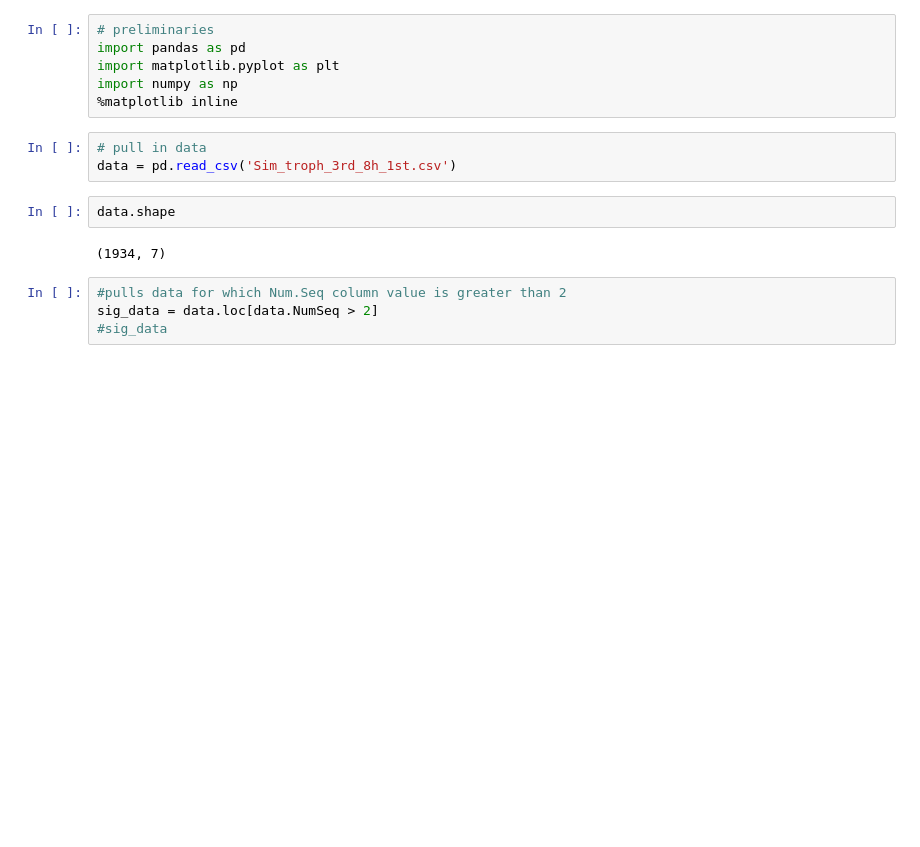
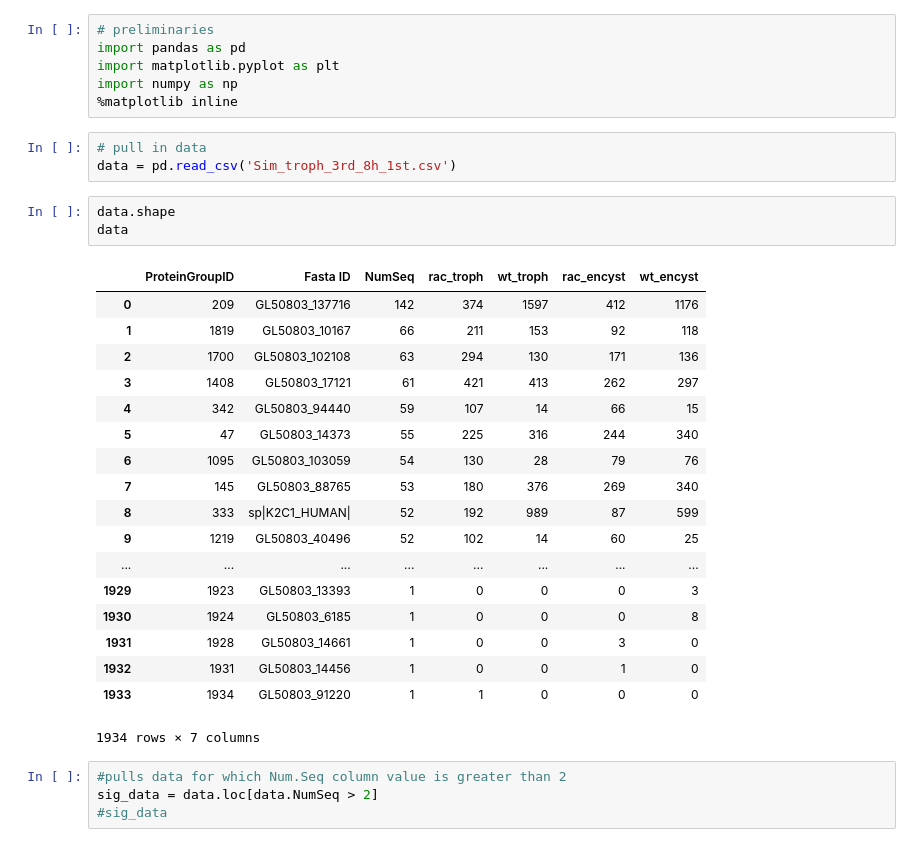
Before and after one commit to atpased/Giardia-encystation-Rac-interactors-, a Jupyter notebook: Giardia.ipynb, the cells around one changed output. Saved outputs shown, nothing was run; the diff lists cells and outputs as text; blank space fills up the shorter version.

```diff
--- a/Giardia.ipynb
+++ b/Giardia.ipynb
@@ -11,8 +11,26 @@ import numpy as np
 data = pd.read_csv('Sim_troph_3rd_8h_1st.csv')
 # %%
 data.shape
+data
 # %% [output]
+|  | ProteinGroupID | Fasta ID | NumSeq | rac_troph | wt_troph | rac_encyst | wt_encyst |
+| 0 | 209 | GL50803_137716 | 142 | 374 | 1597 | 412 | 1176 |
+| 1 | 1819 | GL50803_10167 | 66 | 211 | 153 | 92 | 118 |
+| 2 | 1700 | GL50803_102108 | 63 | 294 | 130 | 171 | 136 |
+| 3 | 1408 | GL50803_17121 | 61 | 421 | 413 | 262 | 297 |
+| 4 | 342 | GL50803_94440 | 59 | 107 | 14 | 66 | 15 |
+| 5 | 47 | GL50803_14373 | 55 | 225 | 316 | 244 | 340 |
+| 6 | 1095 | GL50803_103059 | 54 | 130 | 28 | 79 | 76 |
+| 7 | 145 | GL50803_88765 | 53 | 180 | 376 | 269 | 340 |
+| 8 | 333 | sp|K2C1_HUMAN| | 52 | 192 | 989 | 87 | 599 |
+| 9 | 1219 | GL50803_40496 | 52 | 102 | 14 | 60 | 25 |
+| ... | ... | ... | ... | ... | ... | ... | ... |
+| 1929 | 1923 | GL50803_13393 | 1 | 0 | 0 | 0 | 3 |
+| 1930 | 1924 | GL50803_6185 | 1 | 0 | 0 | 0 | 8 |
+| 1931 | 1928 | GL50803_14661 | 1 | 0 | 0 | 3 | 0 |
+| 1932 | 1931 | GL50803_14456 | 1 | 0 | 0 | 1 | 0 |
+| 1933 | 1934 | GL50803_91220 | 1 | 1 | 0 | 0 | 0 |
-(1934, 7)
+1934 rows × 7 columns
 # %%
 #pulls data for which Num.Seq column value is greater than 2
 sig_data = data.loc[data.NumSeq > 2]
```
Also changed, not shown: parts of 3 cells of this notebook.
